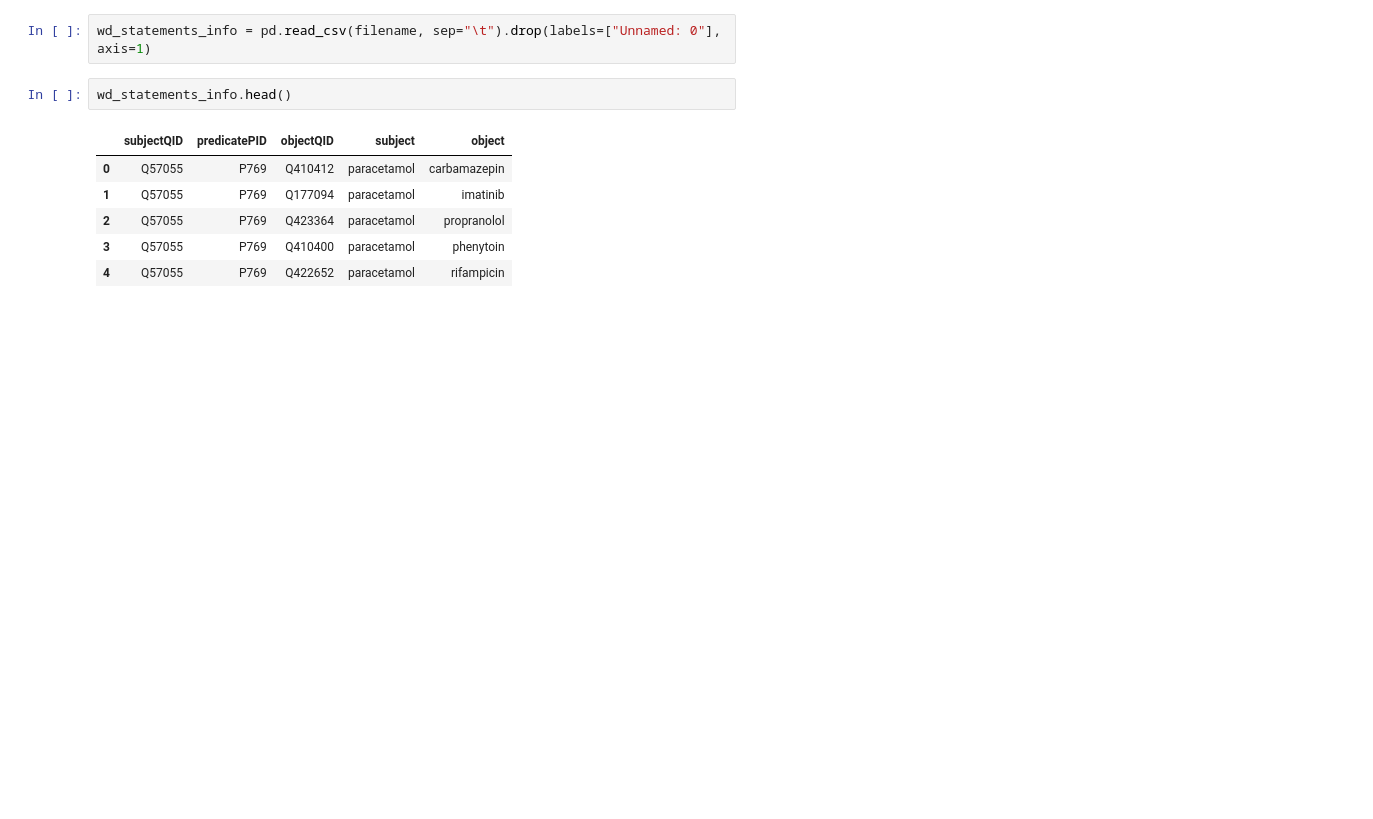
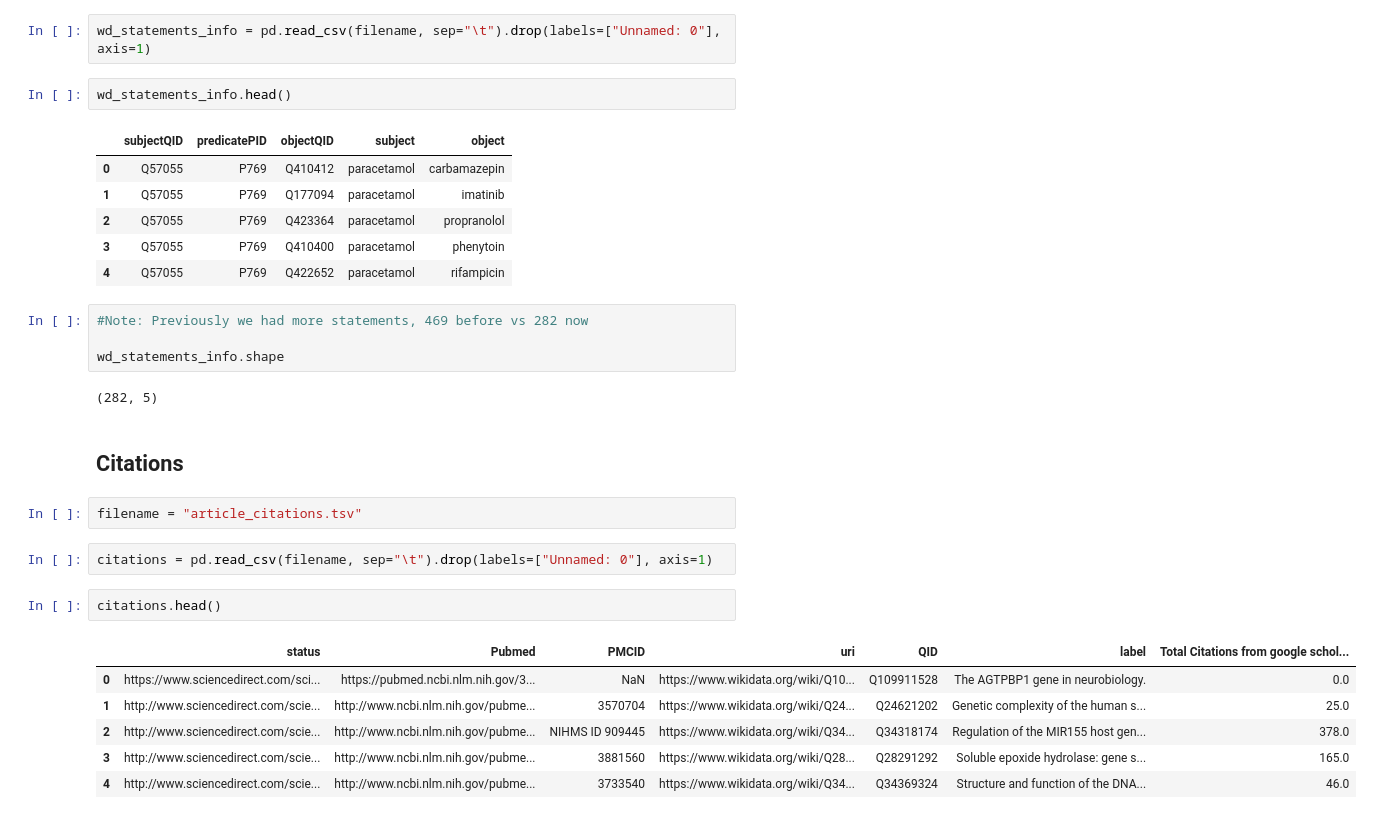
Before and after one commit to gtsueng/GeneWikiReviewSummary, a Jupyter notebook: results/Genewiki_data_misc.ipynb, the cells around one changed output. Cells and saved outputs as stored; diff of their text form; blank space fills up the shorter version.

```diff
--- a/results/Genewiki_data_misc.ipynb
+++ b/results/Genewiki_data_misc.ipynb
@@ -288,4 +291,25 @@ wd_statements_info.head()
 | 2 | Q57055 | P769 | Q423364 | paracetamol | propranolol |
 | 3 | Q57055 | P769 | Q410400 | paracetamol | phenytoin |
 | 4 | Q57055 | P769 | Q422652 | paracetamol | rifampicin |
+# %%
+#Note: Previously we had more statements, 469 before vs 282 now
+
+wd_statements_info.shape
+# %% [output]
+(282, 5)
+# %% [markdown]
+## Citations
+# %%
+filename = "article_citations.tsv"
+# %%
+citations = pd.read_csv(filename, sep="\t").drop(labels=["Unnamed: 0"], axis=1)
+# %%
+citations.head()
+# %% [output]
+|  | status | Pubmed | PMCID | uri | QID | label | Total Citations from google schol... |
+| 0 | https://www.sciencedirect.com/sci... | https://pubmed.ncbi.nlm.nih.gov/3... | NaN | https://www.wikidata.org/wiki/Q10... | Q109911528 | The AGTPBP1 gene in neurobiology. | 0.0 |
+| 1 | http://www.sciencedirect.com/scie... | http://www.ncbi.nlm.nih.gov/pubme... | 3570704 | https://www.wikidata.org/wiki/Q24... | Q24621202 | Genetic complexity of the human s... | 25.0 |
+| 2 | http://www.sciencedirect.com/scie... | http://www.ncbi.nlm.nih.gov/pubme... | NIHMS ID 909445 | https://www.wikidata.org/wiki/Q34... | Q34318174 | Regulation of the MIR155 host gen... | 378.0 |
+| 3 | http://www.sciencedirect.com/scie... | http://www.ncbi.nlm.nih.gov/pubme... | 3881560 | https://www.wikidata.org/wiki/Q28... | Q28291292 | Soluble epoxide hydrolase: gene s... | 165.0 |
+| 4 | http://www.sciencedirect.com/scie... | http://www.ncbi.nlm.nih.gov/pubme... | 3733540 | https://www.wikidata.org/wiki/Q34... | Q34369324 | Structure and function of the DNA... | 46.0 |
 # %%
```
Also changed, not shown: parts of 6 cells of this notebook.
